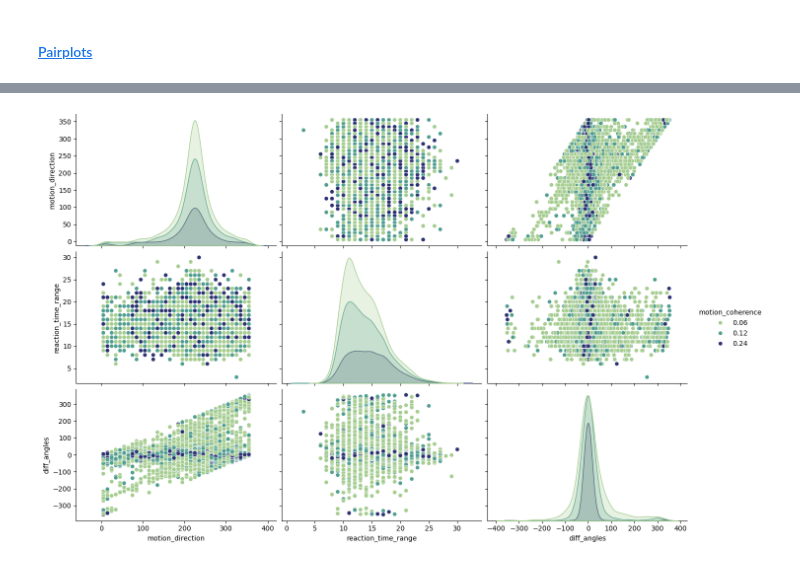
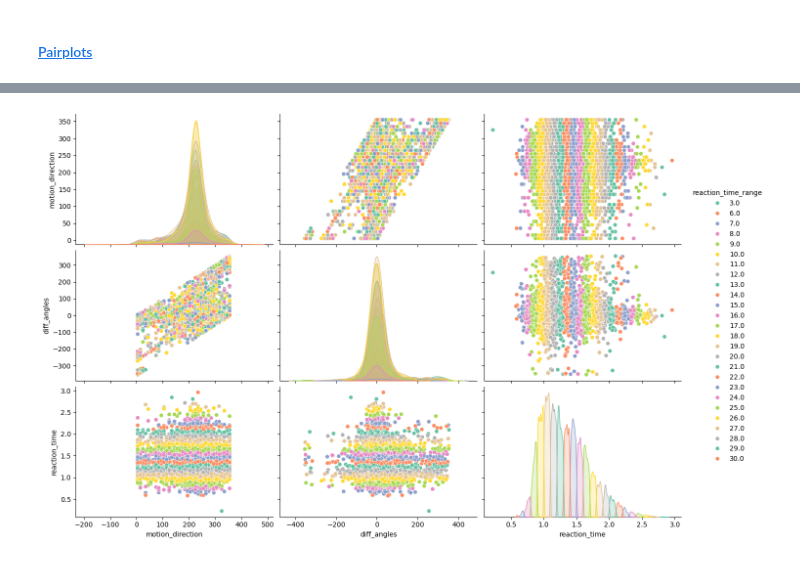
Before and after one commit to lucasbaldezzari/babesbayes-nma, a Jupyter notebook: coding/Issue4_Xiaoxiao.ipynb, the cells around one changed output, grey strips where cells are left out. Cells and saved outputs as stored; diff of their text form; code cells hidden in the pictures.

```diff
--- a/coding/Issue4_Xiaoxiao.ipynb
+++ b/coding/Issue4_Xiaoxiao.ipynb
@@ -182,11 +207,11 @@ plt.show()
 # %%
-cols_interest = ["motion_direction","motion_coherence","reaction_time_range","diff_angles"]
-g = sns.pairplot(data_s6.loc[:,cols_interest].iloc[:], hue = "motion_coherence",  palette="crest",size = 3, aspect=1.5)
+cols_interest = ["motion_direction","diff_angles","reaction_time","reaction_time_range"]
+g = sns.pairplot(data_s6.loc[:,cols_interest].iloc[:], hue = "reaction_time_range",  palette="Set2",size = 3, aspect=1.5)
 # g.map_lower(sns.kdeplot, levels=10, color=".2")
 # g.map_upper(sns.kdeplot, levels=10, color=".2")
 plt.show()
 # %% [output]
-[figure, old version]
+[figure, new version]
 # %%
 cols_interest = ["motion_direction","reaction_time_range_label","reaction_time","diff_angles"]
 g = sns.pairplot(data_s6.loc[:,cols_interest].iloc[:500], hue = "reaction_time_range_label",  palette="Set2",size = 3, aspect=1.5)
```
Also changed, not shown: parts of 4 cells of this notebook.
